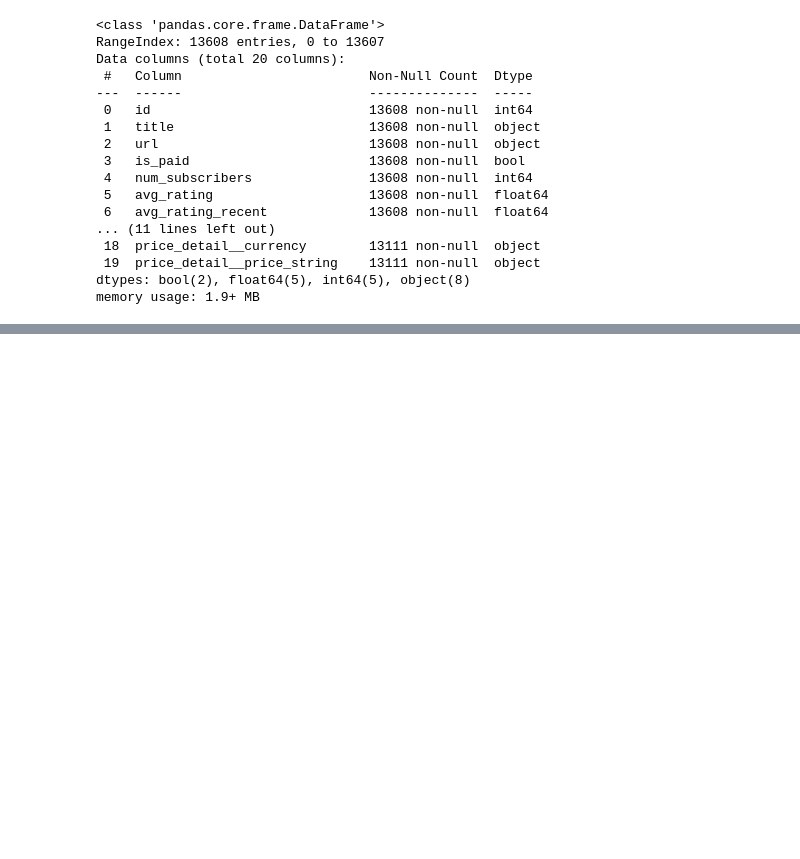
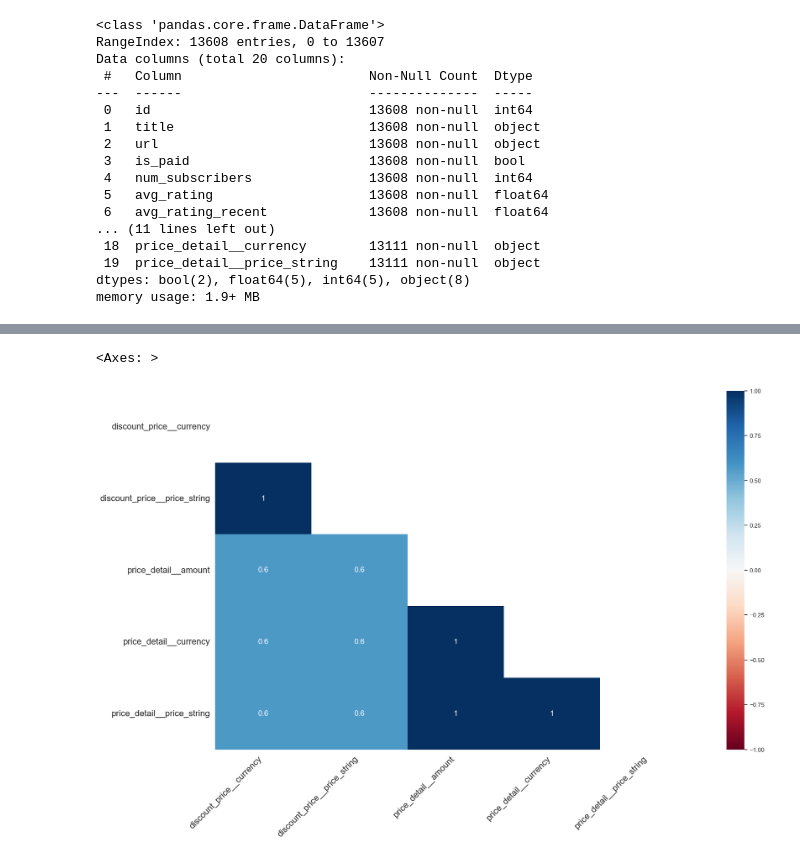
Before and after one commit to travisngt/EDA-FINANCE-UDEMY, a Jupyter notebook: Untitled-1.ipynb, the cells around one changed output, grey strips where cells are left out. Saved outputs shown, nothing was run; the diff lists cells and outputs as text; code cells hidden in the pictures; blank space fills up the shorter version.

Commit message:
Heatmap missingno
update missing values

```diff
--- a/Untitled-1.ipynb
+++ b/Untitled-1.ipynb
@@ -7,7 +13,7 @@ import matplotlib.pyplot as mb
 import warnings
 warnings.filterwarnings('ignore')
 # %%
-df = pd.read_csv (r"/Users/macbook/Downloads/udemy_output_All_Finance__Accounting_p1_p626.csv")
+df = pd.read_csv (r"C:\Users\Admin\Downloads\udemy_output_All_Finance__Accounting_p1_p626.csv")
 df.info()
 # %% [output]
 <class 'pandas.core.frame.DataFrame'>
@@ -34,0 +38,4 @@ NameError: name 'df' is not defined
+# %%
+mean_value = 455.0
+df['discount_price__amount'].fillna(mean_value, inplace=True)
+print(df['discount_price__amount'])
@@ -34,0 +128,5 @@ NameError: name 'df' is not defined
+# %%
+msno.heatmap(df)
+# %% [output]
+<Axes: >
+[figure, added]
```
Also changed, not shown: parts of 7 cells of this notebook.
